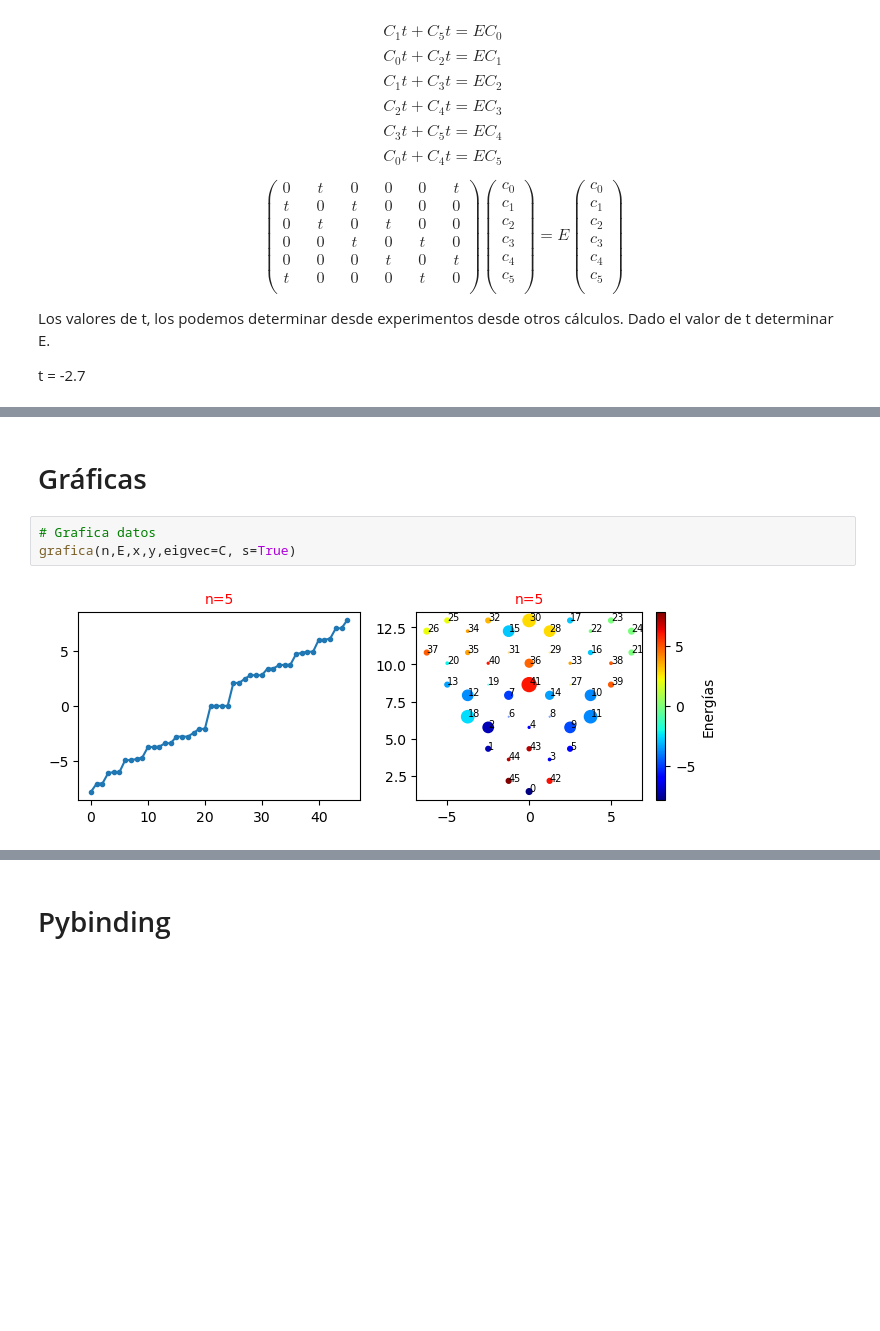
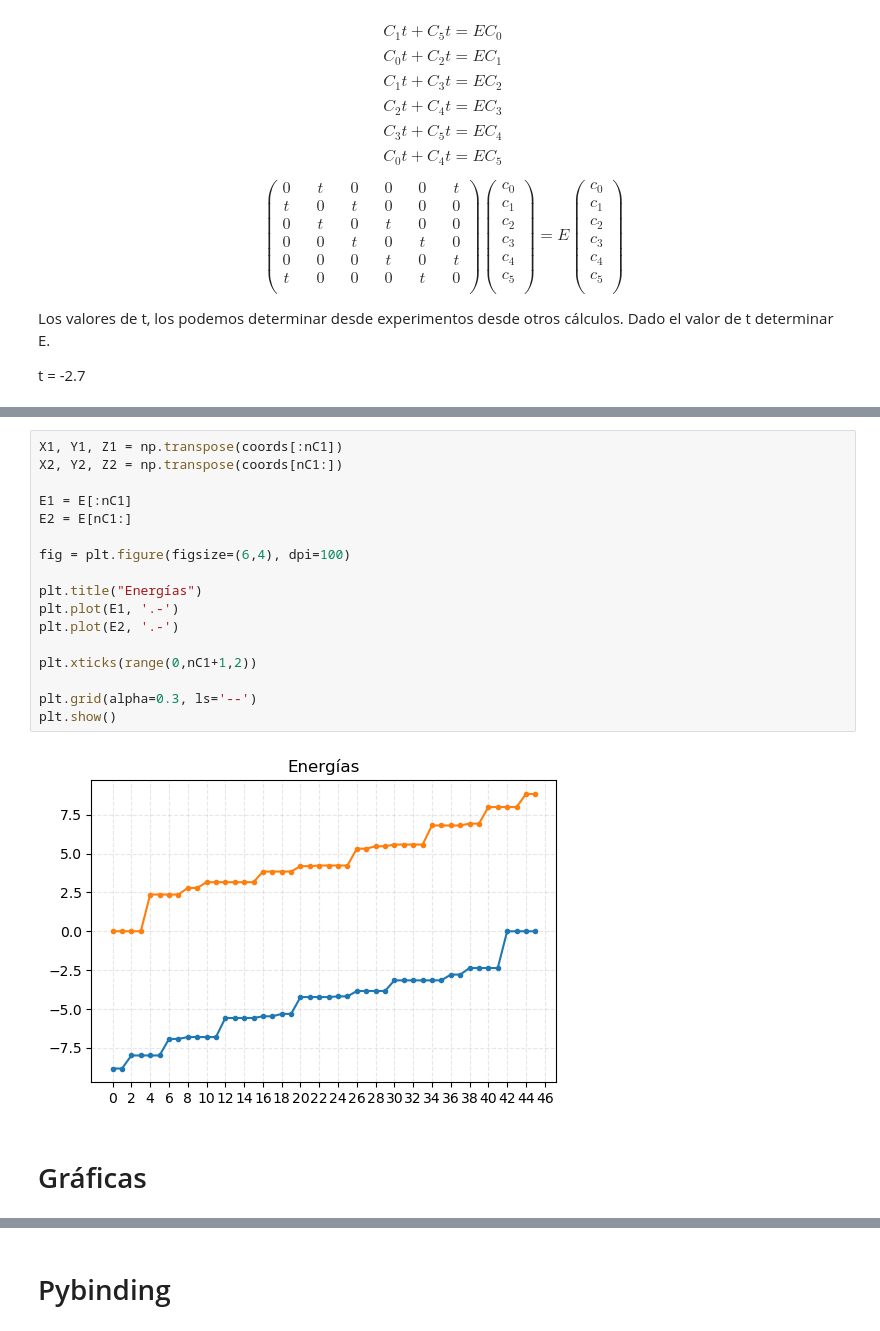
Before and after one commit to eilinlunam/Fisicoquimica-Computacional, a Jupyter notebook: Tarea_4_Enlace_fuerte.ipynb, the cells around one changed output, grey strips where cells are left out. Cells and saved outputs as stored; diff of their text form; blank space fills up the shorter version.

```diff
--- a/Tarea_4_Enlace_fuerte.ipynb
+++ b/Tarea_4_Enlace_fuerte.ipynb
@@ -184,7 +223,21 @@ Sum(Diag(P))=44.968451
+# %%
+X1, Y1, Z1 = np.transpose(coords[:nC1])
+X2, Y2, Z2 = np.transpose(coords[nC1:])
+
+E1 = E[:nC1]
+E2 = E[nC1:]
+
+fig = plt.figure(figsize=(6,4), dpi=100)
+
+plt.title("Energías")
+plt.plot(E1, '.-')
+plt.plot(E2, '.-')
+
+plt.xticks(range(0,nC1+1,2))
+
+plt.grid(alpha=0.3, ls='--')
+plt.show()
+# %% [output]
+[figure, added]
 # %% [markdown]
 # Gráficas
-# %%
-# Grafica datos
-grafica(n,E,x,y,eigvec=C, s=True)
-# %% [output]
-[figure, removed]
```
Also changed, not shown: parts of 5 cells of this notebook, 2 other files.
